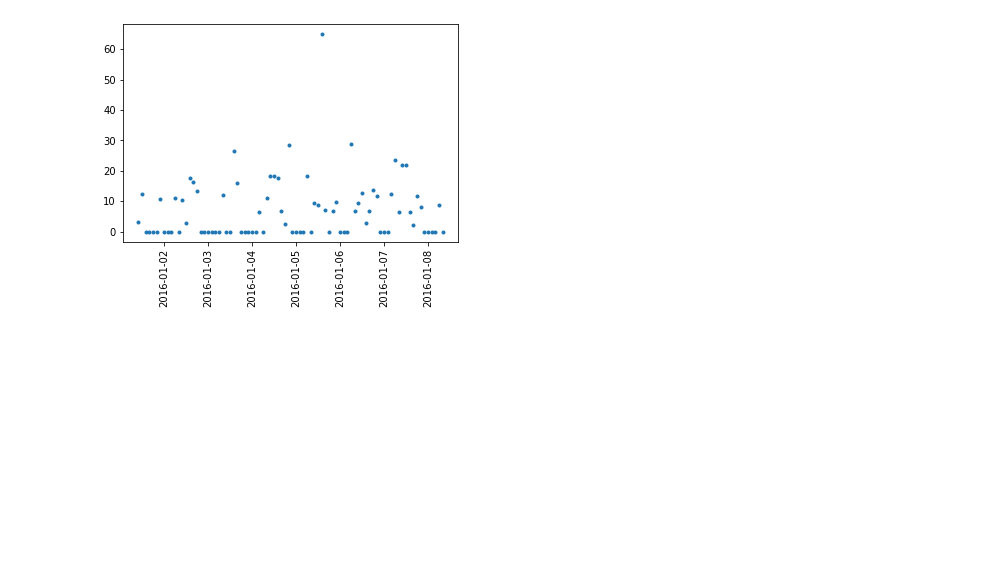
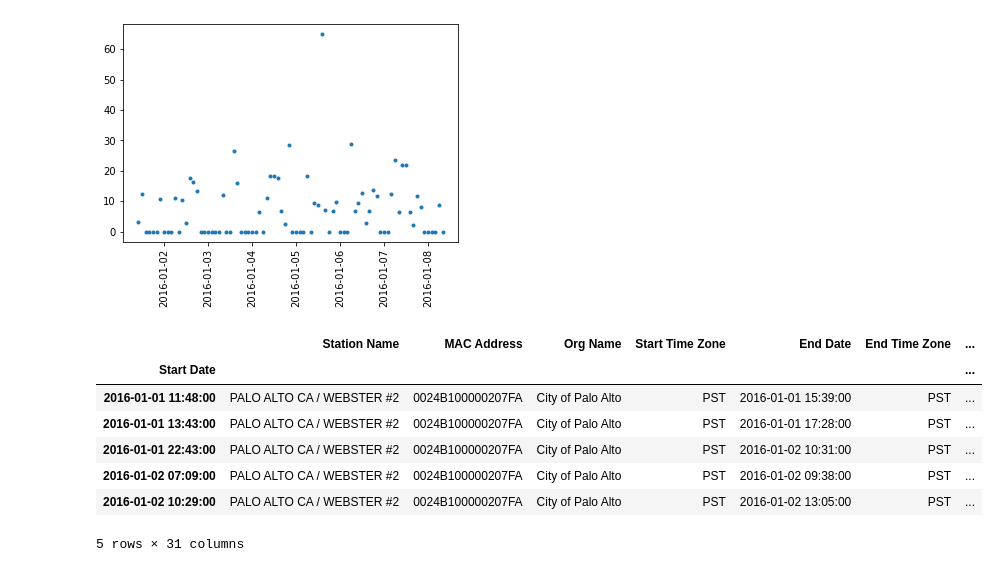
Before and after one commit to Jungar111/Bachelor2021, a Jupyter notebook: Oskars_Lag_notebook.ipynb, the cells around one changed output. Cells and saved outputs as stored; diff of their text form; code cells hidden in the pictures; blank space fills up the shorter version.

```diff
--- a/Oskars_Lag_notebook.ipynb
+++ b/Oskars_Lag_notebook.ipynb
@@ -174,3 +186,14 @@ plt.xticks(rotation = 'vertical')
 plt.show()
 # %% [output]
 [figure]
+# %%
+df16one.head()
+# %% [output]
+|  | Station Name | MAC Address | Org Name | Start Time Zone | End Date | End Time Zone | ... |
+| Start Date |  |  |  |  |  |  | ... |
+| 2016-01-01 11:48:00 | PALO ALTO CA / WEBSTER #2 | 0024B100000207FA | City of Palo Alto | PST | 2016-01-01 15:39:00 | PST | ... |
+| 2016-01-01 13:43:00 | PALO ALTO CA / WEBSTER #2 | 0024B100000207FA | City of Palo Alto | PST | 2016-01-01 17:28:00 | PST | ... |
+| 2016-01-01 22:43:00 | PALO ALTO CA / WEBSTER #2 | 0024B100000207FA | City of Palo Alto | PST | 2016-01-02 10:31:00 | PST | ... |
+| 2016-01-02 07:09:00 | PALO ALTO CA / WEBSTER #2 | 0024B100000207FA | City of Palo Alto | PST | 2016-01-02 09:38:00 | PST | ... |
+| 2016-01-02 10:29:00 | PALO ALTO CA / WEBSTER #2 | 0024B100000207FA | City of Palo Alto | PST | 2016-01-02 13:05:00 | PST | ... |
+5 rows × 31 columns
```
Also changed, not shown: parts of 13 cells of this notebook, 2 other files.
